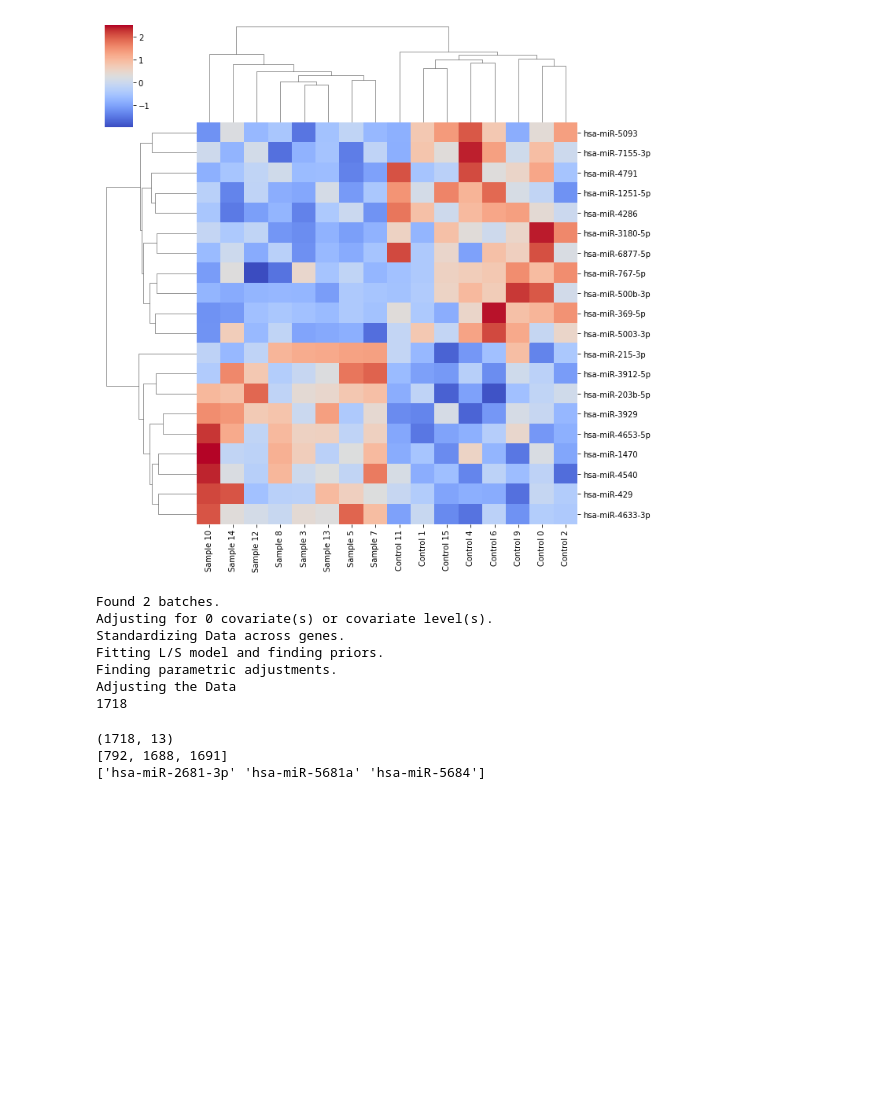
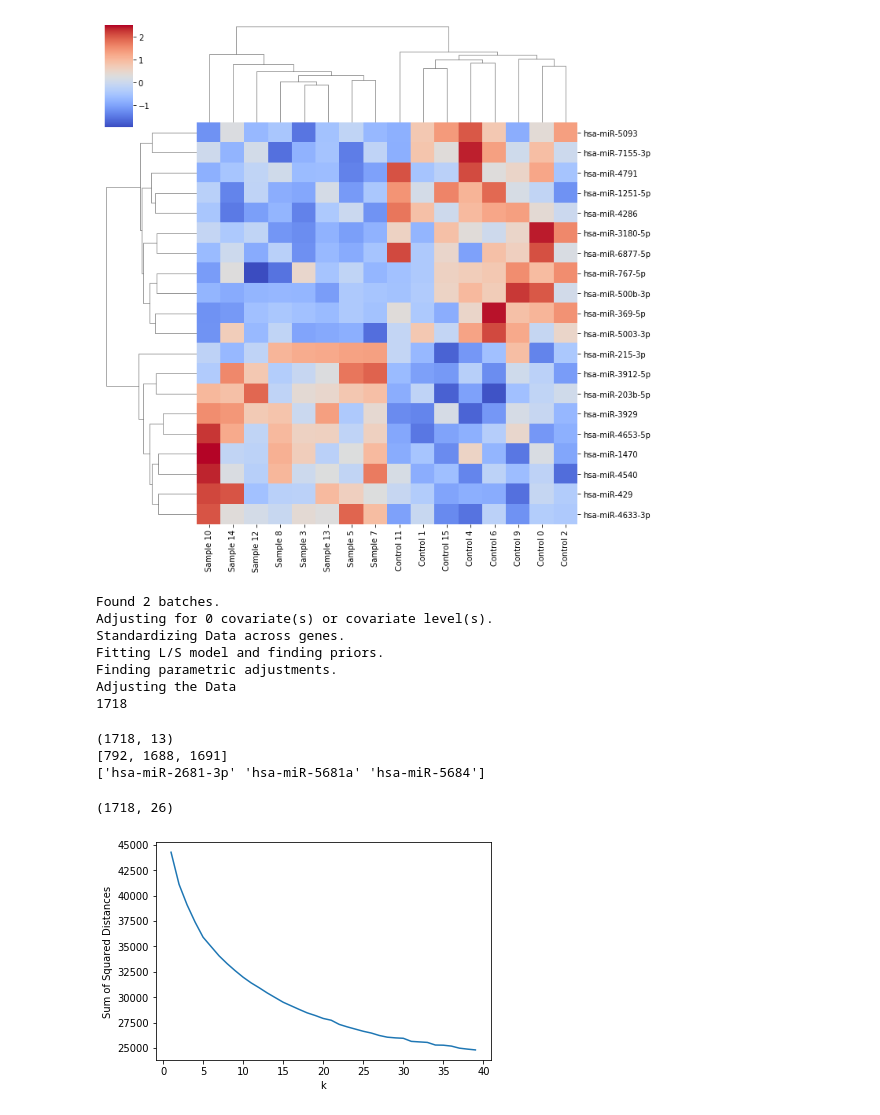
Before and after one commit to JulianKnodt/alzheimer_analysis, a Jupyter notebook: CrossAnalysis.ipynb, the cells around one changed output. Saved outputs shown, nothing was run; the diff lists cells and outputs as text; code cells hidden in the pictures; blank space fills up the shorter version.

```diff
--- a/CrossAnalysis.ipynb
+++ b/CrossAnalysis.ipynb
@@ -535,3 +521,26 @@ print(signif_ids3)
 (1718, 13)
 [792, 1688, 1691]
 ['hsa-miR-2681-3p' 'hsa-miR-5681a' 'hsa-miR-5684']
+# %%
+# Normalizing data for clustering
+values_norm3 = df_corrected_array
+
+values_norm3 = values_norm3 - np.mean(values_norm3, axis=-1, keepdims=True)
+values_norm3 = values_norm3 / np.std(values_norm3, axis=-1, keepdims=True)
+
+print(values_norm3.shape)
+# %% [output]
+(1718, 26)
+# %%
+# K-means clustering
+sum_of_squared_distances3 = []
+for k in range(1, 40):
+    kmeans3 = KMeans(n_clusters = k).fit(values_norm3)
+    sum_of_squared_distances3.append(kmeans3.inertia_)
+
+plt.plot(range(1, 40), sum_of_squared_distances3)
+plt.xlabel('k')
+plt.ylabel('Sum of Squared Distances')
+plt.show()
+# %% [output]
+[figure, added]
```
Also changed, not shown: parts of 7 cells of this notebook.
